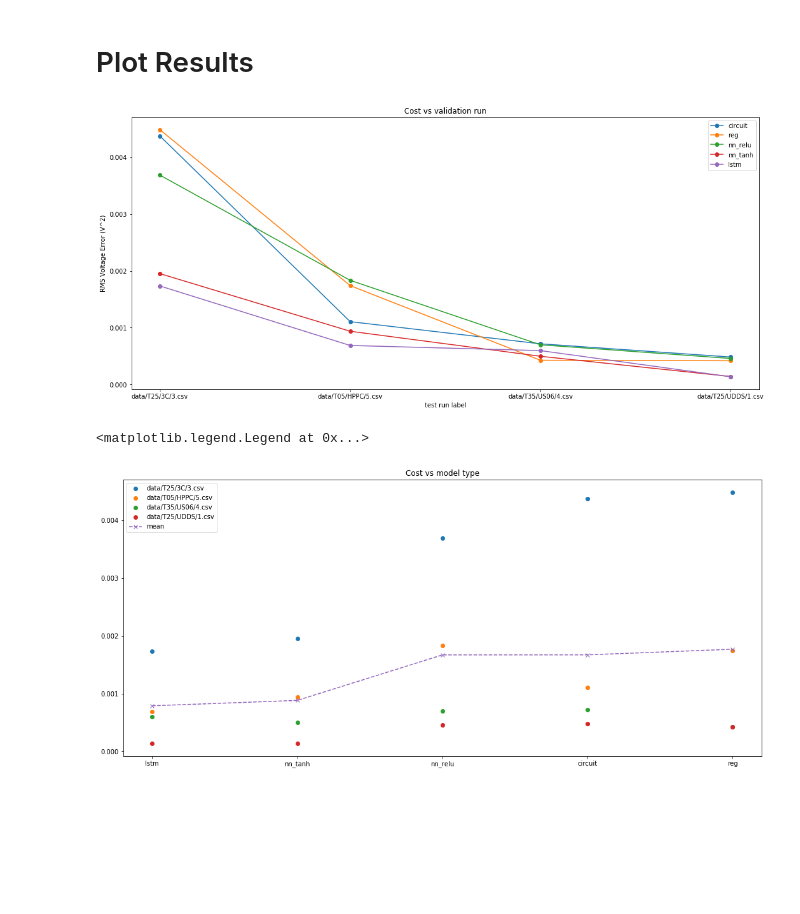
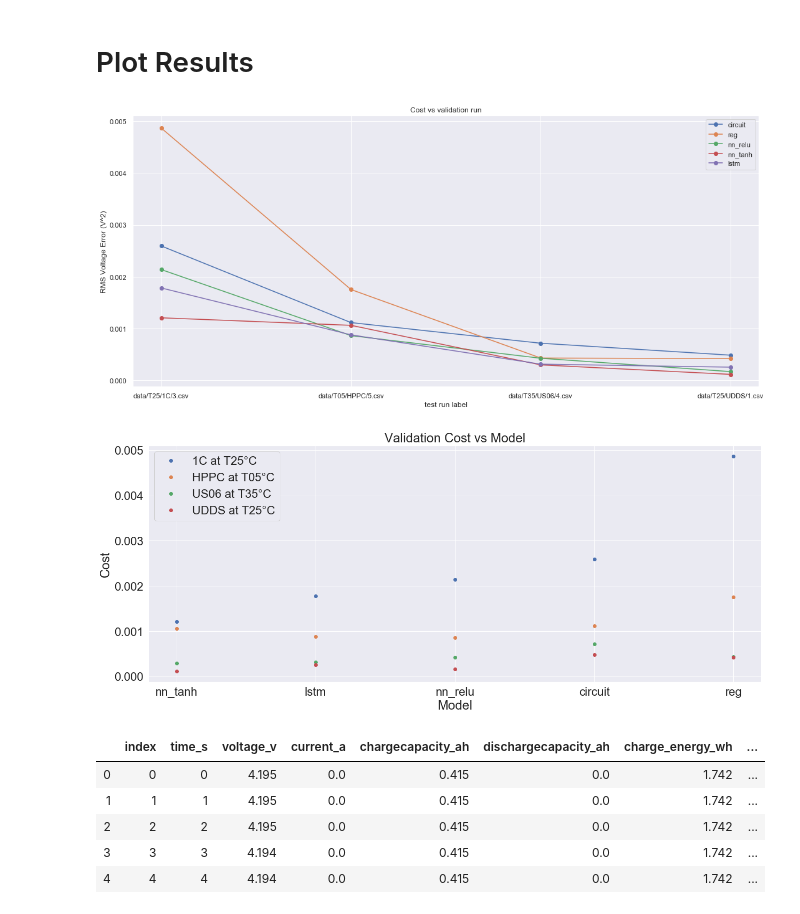
Before and after one commit to bradleybarnhart/EE-292X-Battery-Modeling, a Jupyter notebook: modeling.ipynb, the cells around one changed output. Cells and saved outputs as stored; diff of their text form; code cells hidden in the pictures; blank space fills up the shorter version.

Commit message:
Early stopping, more nice plots

```diff
--- a/modeling.ipynb
+++ b/modeling.ipynb
@@ -17,6 +17,10 @@ c = np.exp(-1 / (c_p * r_p))
 import glob
 import os
 import matplotlib.pyplot as plt
+import seaborn as sns
+from mpl_toolkits.axes_grid1.inset_locator import zoomed_inset_axes
+from mpl_toolkits.axes_grid1.inset_locator import mark_inset
+sns.set()
 
 data_paths = glob.glob('data/*/*/*.csv')
 # %%
@@ -87,7 +91,7 @@ def build_df_states(df):
     return df
 # %%
 # build the train and dev sets
-dev_paths = ['data/T25/3C/3.csv', 'data/T05/HPPC/5.csv', \
+dev_paths = ['data/T25/1C/3.csv', 'data/T05/HPPC/5.csv', \
              'data/T35/US06/4.csv', 'data/T25/UDDS/1.csv']
 
 df_train = pd.DataFrame()
@@ -398,18 +417,32 @@ plt.ylabel('RMS Voltage Error (V^2)');
 plt.xlabel('test run label');
 plt.legend(df_costs.columns);
 # %% [output]
-[figure, old version]
+[figure, new version]
 # %%
 # plot means
-fig =plt.figure(figsize=(18, 8))
-plt.title('Cost vs model type');
+sns.set(font_scale=2) # make font bigger
+fig = plt.figure(figsize=(18, 8))
+plt.title('Validation Cost vs Model');
 
 df_costs = df_costs.reindex(df_costs.mean().sort_values().index, axis=1)
 plt.plot(df_costs.transpose(), 'o');
-plt.plot(df_costs.mean(), '--x')
+#plt.plot(df_costs.mean(), '--x')
 labels = list(df_costs.index)
-labels.append('mean')
+for label_idx in range(0, len(labels)):
+    labels[label_idx] = labels[label_idx].split('/')[-2] + " at " + labels[label_idx].split('/')[-3] + "°C"
+#labels.append('mean')
 plt.legend(labels)
+plt.xlabel("Model")
+plt.ylabel("Cost")
+plt.tight_layout();
 # %% [output]
-<matplotlib.legend.Legend at 0x...>
-[figure, old version]
+[figure, new version]
+# %%
+df_dev.head()
+# %% [output]
+|  | index | time_s | voltage_v | current_a | chargecapacity_ah | dischargecapacity_ah | charge_energy_wh | ... |
+| 0 | 0 | 0 | 4.195 | 0.0 | 0.415 | 0.0 | 1.742 | ... |
+| 1 | 1 | 1 | 4.195 | 0.0 | 0.415 | 0.0 | 1.742 | ... |
+| 2 | 2 | 2 | 4.195 | 0.0 | 0.415 | 0.0 | 1.742 | ... |
+| 3 | 3 | 3 | 4.194 | 0.0 | 0.415 | 0.0 | 1.742 | ... |
+| 4 | 4 | 4 | 4.194 | 0.0 | 0.415 | 0.0 | 1.742 | ... |
```
Also changed, not shown: parts of 11 cells of this notebook.
